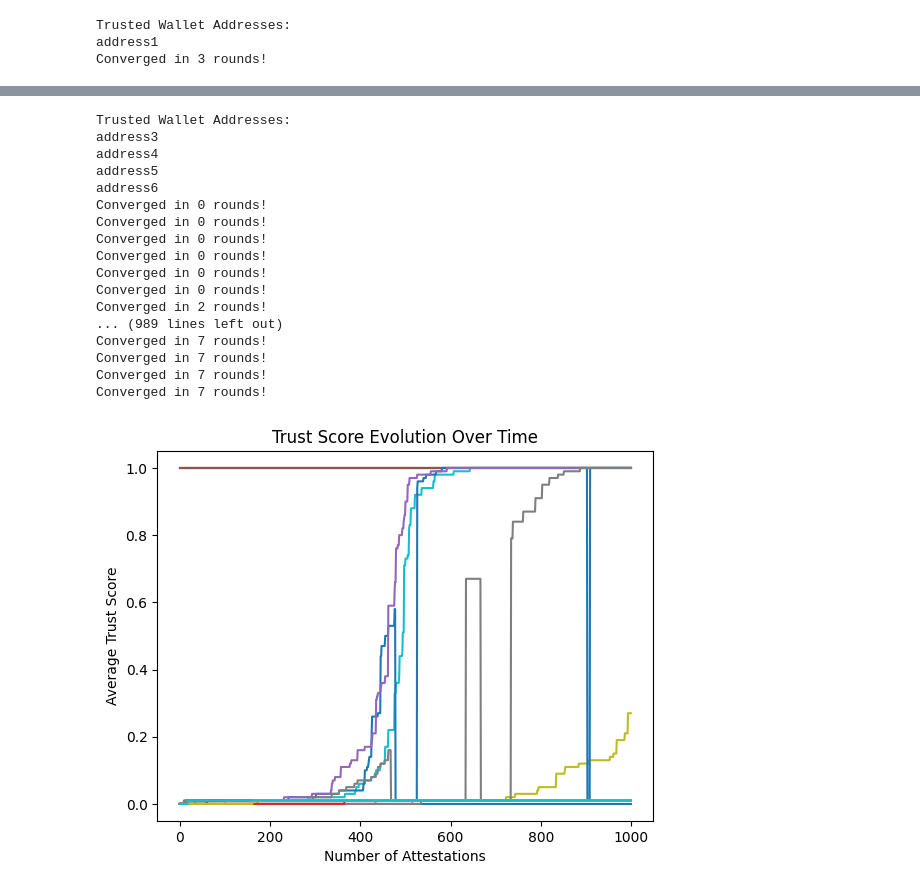
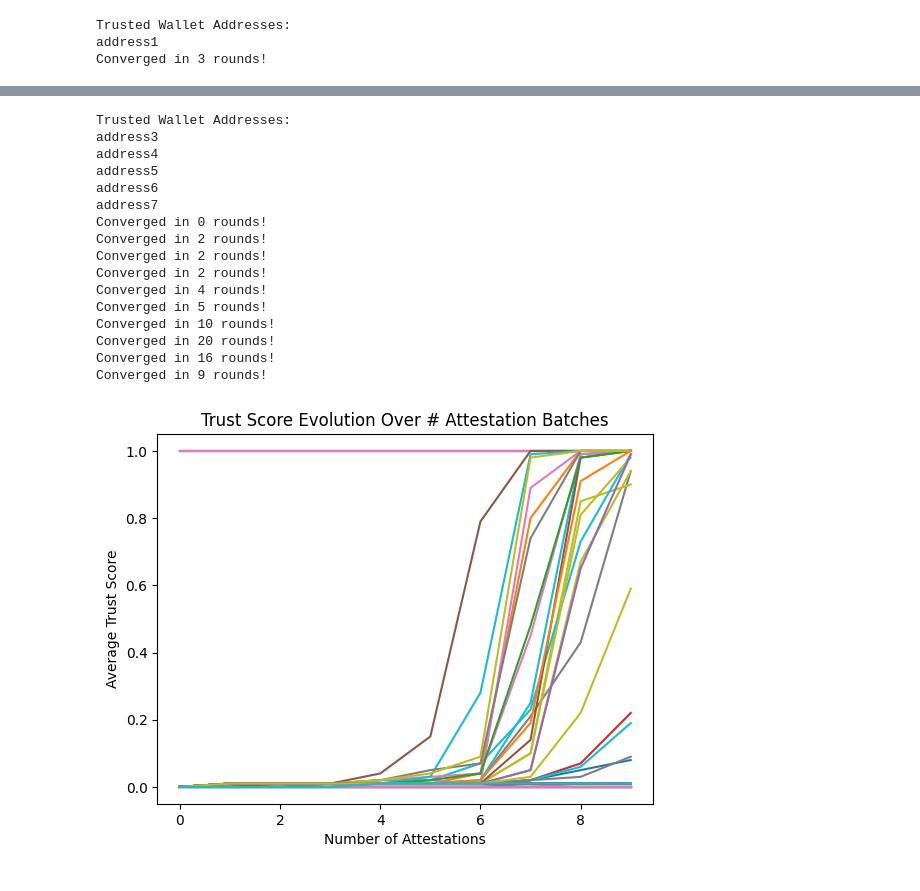
Before and after one commit to HarshilDave1/identityhackathon2023, a Jupyter notebook: testing_notebook.ipynb, the cells around one changed output, grey strips where cells are left out. Cells and saved outputs as stored; diff of their text form; code cells hidden in the pictures.

```diff
--- a/testing_notebook.ipynb
+++ b/testing_notebook.ipynb
@@ -2,12 +2,12 @@
 from calc_trust import *
 from generate_attestations import *
 
-num_wallets = 5
+num_wallets = 10
 wallet_addresses = generate_wallet_addresses(num_wallets)
 print_trusted_wallet_addresses(wallet_addresses)
 
 attestations = []
-attestations = generate_attestations(500,wallet_addresses=wallet_addresses, attestations=attestations)
+attestations = generate_attestations(1000,wallet_addresses=wallet_addresses, attestations=attestations)
 updated_attestations, wallet_addresses = calculate_trust(attestations,wallet_addresses)
 # for attestation in updated_attestations:
 #     print(attestation.Tc)
@@ -92,12 +100,12 @@ save_network_graph(G, "is_safe_graph.html")
 # %%
 # Call calc_trust over time
-num_wallets = 20
+num_wallets = 50
 wallet_addresses = generate_wallet_addresses(num_wallets)
 print_trusted_wallet_addresses(wallet_addresses)
 attestations = []
-attestations = generate_attestations(1000,wallet_addresses=wallet_addresses, attestations=attestations)
+attestations = generate_attestations(2000,wallet_addresses=wallet_addresses, attestations=attestations)
 
-batch = 1
+batch = int(len(attestations)/10)
 num_batches = int(len(attestations)/batch)
 trust_v_attestations = {address: [] for address in wallet_addresses}
 for iter in range(num_batches):
@@ -117,27 +125,26 @@ address3
 address4
 address5
 address6
-Converged in 0 rounds!
-Converged in 0 rounds!
-Converged in 0 rounds!
-Converged in 0 rounds!
-Converged in 0 rounds!
+address7
 Converged in 0 rounds!
 Converged in 2 rounds!
-... (989 lines left out)
-Converged in 7 rounds!
-Converged in 7 rounds!
-Converged in 7 rounds!
-Converged in 7 rounds!
+Converged in 2 rounds!
+Converged in 2 rounds!
+Converged in 4 rounds!
+Converged in 5 rounds!
+Converged in 10 rounds!
+Converged in 20 rounds!
+Converged in 16 rounds!
+Converged in 9 rounds!
 # %%
 # Loop through each address and plot its trust scores
 for address, scores in trust_v_attestations.items():
     plt.plot(scores, label=address)
 
 plt.xlabel('Number of Attestations')
 plt.ylabel('Average Trust Score')
-plt.title('Trust Score Evolution Over Time')
+plt.title('Trust Score Evolution Over # Attestation Batches')
 #plt.legend(loc="upper left", fontsize="small")  # Add a legend to identify each address
 plt.show()
 # %% [output]
-[figure, old version]
+[figure, new version]
```
Also changed, not shown: parts of 2 cells of this notebook, 2 other files.
